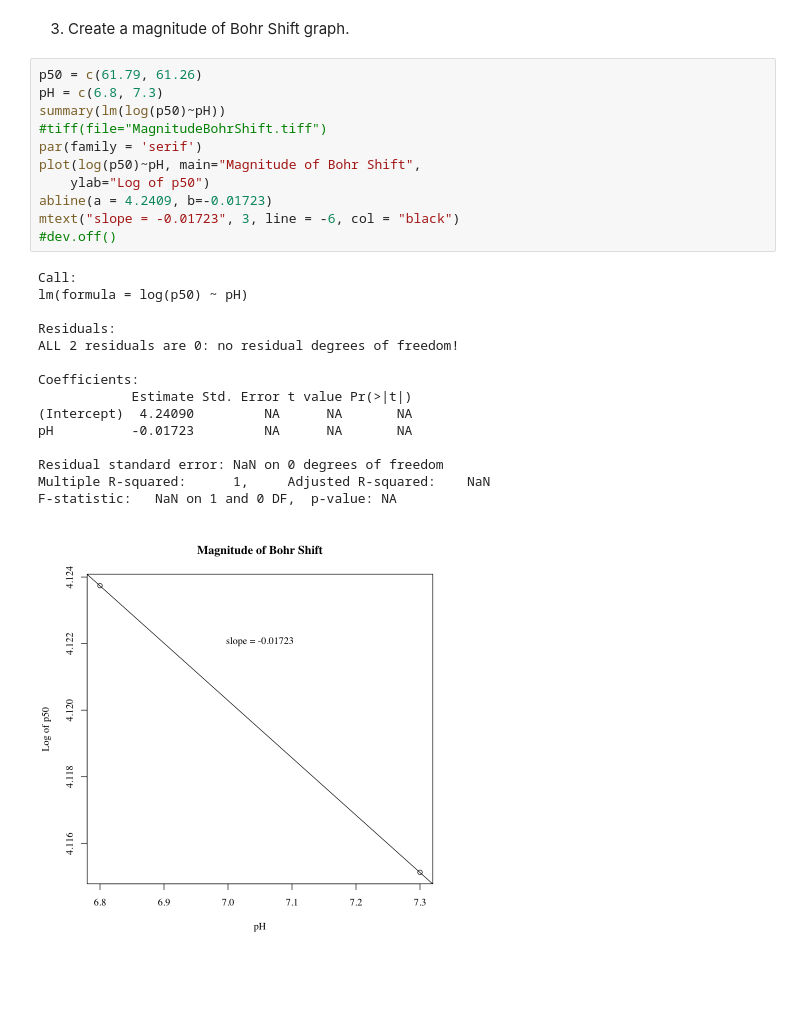
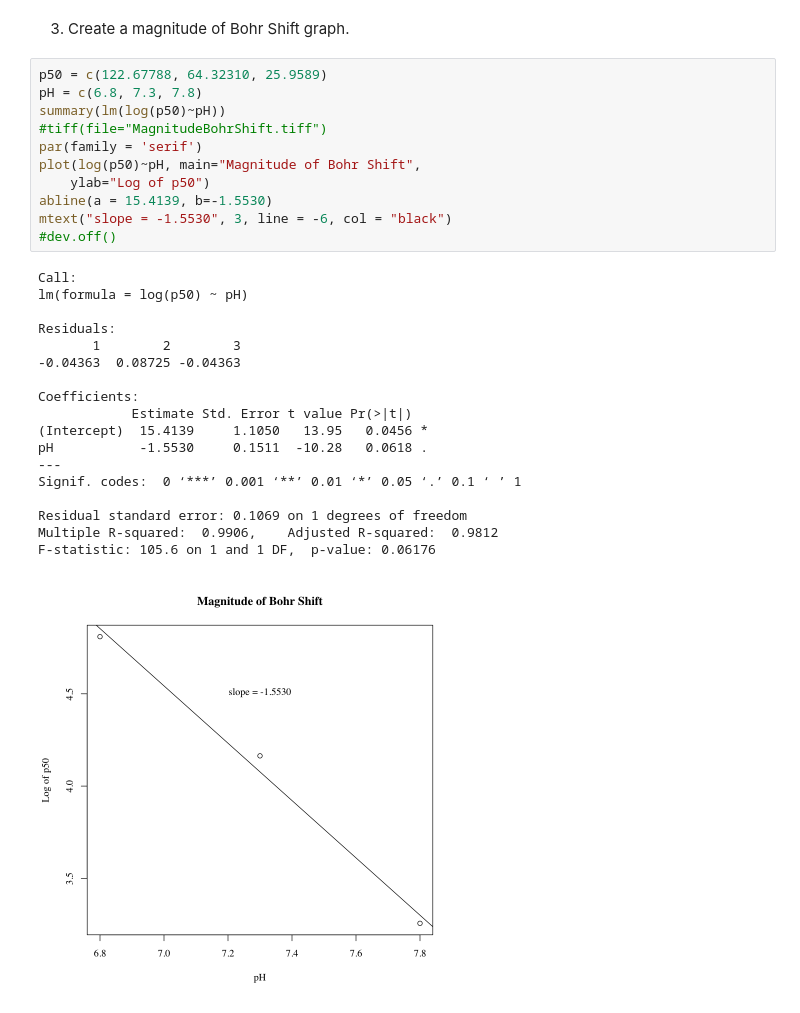
Before and after one commit to andrew2165/biometry_notebooks, a Jupyter notebook: OxygenEqOfHemocyanin.ipynb, the cells around one changed output. Cells and saved outputs as stored; diff of their text form; blank space fills up the shorter version.

```diff
--- a/OxygenEqOfHemocyanin.ipynb
+++ b/OxygenEqOfHemocyanin.ipynb
@@ -263,29 +268,32 @@ Signif. codes:  0 ‘***’ 0.001 ‘**’ 0.01 ‘*’ 0.05 ‘.’ 0.1 ‘ ’
 # %% [markdown]
 3. Create a magnitude of Bohr Shift graph.
 # %%
-p50 = c(61.79, 61.26)
-pH = c(6.8, 7.3)
+p50 = c(122.67788, 64.32310, 25.9589)
+pH = c(6.8, 7.3, 7.8)
 summary(lm(log(p50)~pH))
 #tiff(file="MagnitudeBohrShift.tiff")
 par(family = 'serif')
 plot(log(p50)~pH, main="Magnitude of Bohr Shift",
     ylab="Log of p50")
-abline(a = 4.2409, b=-0.01723)
-mtext("slope = -0.01723", 3, line = -6, col = "black")
+abline(a = 15.4139, b=-1.5530)
+mtext("slope = -1.5530", 3, line = -6, col = "black")
 #dev.off()
 # %% [output]
 Call:
 lm(formula = log(p50) ~ pH)
 
 Residuals:
-ALL 2 residuals are 0: no residual degrees of freedom!
+       1        2        3
+-0.04363  0.08725 -0.04363
 
 Coefficients:
             Estimate Std. Error t value Pr(>|t|)
-(Intercept)  4.24090         NA      NA       NA
-pH          -0.01723         NA      NA       NA
+(Intercept)  15.4139     1.1050   13.95   0.0456 *
+pH           -1.5530     0.1511  -10.28   0.0618 .
+---
+Signif. codes:  0 ‘***’ 0.001 ‘**’ 0.01 ‘*’ 0.05 ‘.’ 0.1 ‘ ’ 1
 
-Residual standard error: NaN on 0 degrees of freedom
-Multiple R-squared:      1,     Adjusted R-squared:    NaN
-F-statistic:   NaN on 1 and 0 DF,  p-value: NA
+Residual standard error: 0.1069 on 1 degrees of freedom
+Multiple R-squared:  0.9906,    Adjusted R-squared:  0.9812
+F-statistic: 105.6 on 1 and 1 DF,  p-value: 0.06176
-[figure, old version]
+[figure, new version]
```
Also changed, not shown: parts of 1 cell of this notebook.
